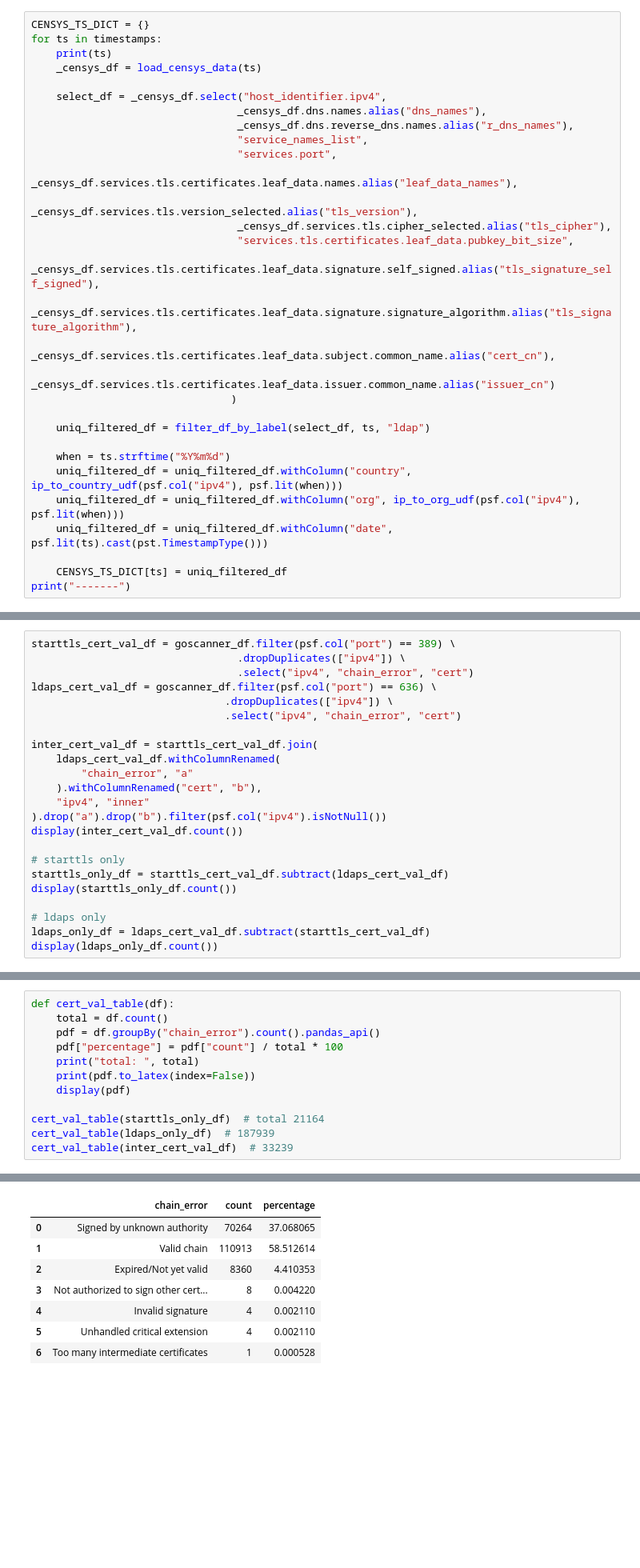
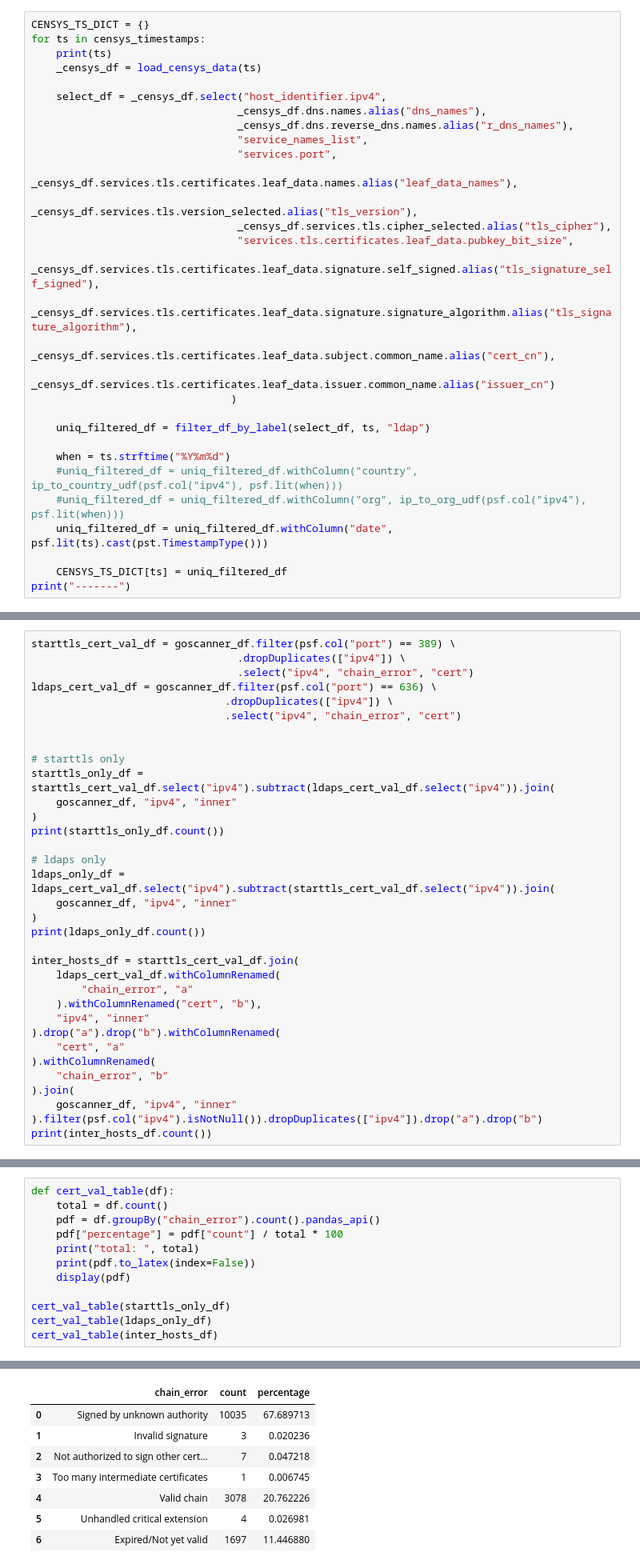
Before and after one commit to internettransparency/ldap-sequel, a Jupyter notebook: notebooks/analysis.ipynb, the cells around one changed output, grey strips where cells are left out. Shown at 80% size. Saved outputs shown, nothing was run; the diff lists cells and outputs as text; blank space fills up the shorter version.

```diff
--- a/notebooks/analysis.ipynb
+++ b/notebooks/analysis.ipynb
@@ -701,6 +774,6 @@ ip_asn, as_org = get_ip_asn_as_org_obj(timestamps)
 # %%
 CENSYS_TS_DICT = {}
-for ts in timestamps:
+for ts in censys_timestamps:
     print(ts)
     _censys_df = load_censys_data(ts)
 
@@ -722,8 +795,8 @@ for ts in timestamps:
     uniq_filtered_df = filter_df_by_label(select_df, ts, "ldap")
 
     when = ts.strftime("%Y%m%d")
-    uniq_filtered_df = uniq_filtered_df.withColumn("country", ip_to_country_udf(psf.col("ipv4"), psf.lit(when)))
-    uniq_filtered_df = uniq_filtered_df.withColumn("org", ip_to_org_udf(psf.col("ipv4"), psf.lit(when)))
+    #uniq_filtered_df = uniq_filtered_df.withColumn("country", ip_to_country_udf(psf.col("ipv4"), psf.lit(when)))
+    #uniq_filtered_df = uniq_filtered_df.withColumn("org", ip_to_org_udf(psf.col("ipv4"), psf.lit(when)))
     uniq_filtered_df = uniq_filtered_df.withColumn("date", psf.lit(ts).cast(pst.TimestampType()))
 
     CENSYS_TS_DICT[ts] = uniq_filtered_df
@@ -959,19 +1978,30 @@ ldaps_cert_val_df = goscanner_df.filter(psf.col("port") == 636) \
                                .dropDuplicates(["ipv4"]) \
                                .select("ipv4", "chain_error", "cert")
 
-inter_cert_val_df = starttls_cert_val_df.join(
+
+# starttls only
+starttls_only_df = starttls_cert_val_df.select("ipv4").subtract(ldaps_cert_val_df.select("ipv4")).join(
+    goscanner_df, "ipv4", "inner"
+)
+print(starttls_only_df.count())
+
+# ldaps only
+ldaps_only_df = ldaps_cert_val_df.select("ipv4").subtract(starttls_cert_val_df.select("ipv4")).join(
+    goscanner_df, "ipv4", "inner"
+)
+print(ldaps_only_df.count())
+
+inter_hosts_df = starttls_cert_val_df.join(
     ldaps_cert_val_df.withColumnRenamed(
         "chain_error", "a"
     ).withColumnRenamed("cert", "b"),
     "ipv4", "inner"
-).drop("a").drop("b").filter(psf.col("ipv4").isNotNull())
-display(inter_cert_val_df.count())
-
-# starttls only
-starttls_only_df = starttls_cert_val_df.subtract(ldaps_cert_val_df)
-display(starttls_only_df.count())
-
-# ldaps only
-ldaps_only_df = ldaps_cert_val_df.subtract(starttls_cert_val_df)
-display(ldaps_only_df.count())
+).drop("a").drop("b").withColumnRenamed(
+    "cert", "a"
+).withColumnRenamed(
+    "chain_error", "b"
+).join(
+    goscanner_df, "ipv4", "inner"
+).filter(psf.col("ipv4").isNotNull()).dropDuplicates(["ipv4"]).drop("a").drop("b")
+print(inter_hosts_df.count())
 # %% [output]
@@ -1025,7 +2055,7 @@ def cert_val_table(df):
     print(pdf.to_latex(index=False))
     display(pdf)
 
-cert_val_table(starttls_only_df)  # total 21164
-cert_val_table(ldaps_only_df)  # 187939
-cert_val_table(inter_cert_val_df)  # 33239
+cert_val_table(starttls_only_df)
+cert_val_table(ldaps_only_df)
+cert_val_table(inter_hosts_df)
 # %% [output]
@@ -1062,10 +2092,10 @@ Too many intermediate certificates & 1 & 0.000528 \\
 \bottomrule
 \end{tabular}
 |  | chain_error | count | percentage |
-| 0 | Signed by unknown authority | 70264 | 37.068065 |
-| 1 | Valid chain | 110913 | 58.512614 |
-| 2 | Expired/Not yet valid | 8360 | 4.410353 |
-| 3 | Not authorized to sign other cert... | 8 | 0.004220 |
-| 4 | Invalid signature | 4 | 0.002110 |
-| 5 | Unhandled critical extension | 4 | 0.002110 |
-| 6 | Too many intermediate certificates | 1 | 0.000528 |
+| 0 | Signed by unknown authority | 10035 | 67.689713 |
+| 1 | Invalid signature | 3 | 0.020236 |
+| 2 | Not authorized to sign other cert... | 7 | 0.047218 |
+| 3 | Too many intermediate certificates | 1 | 0.006745 |
+| 4 | Valid chain | 3078 | 20.762226 |
+| 5 | Unhandled critical extension | 4 | 0.026981 |
+| 6 | Expired/Not yet valid | 1697 | 11.446880 |
```
Also changed, not shown: parts of 97 cells of this notebook, 7 other files.
